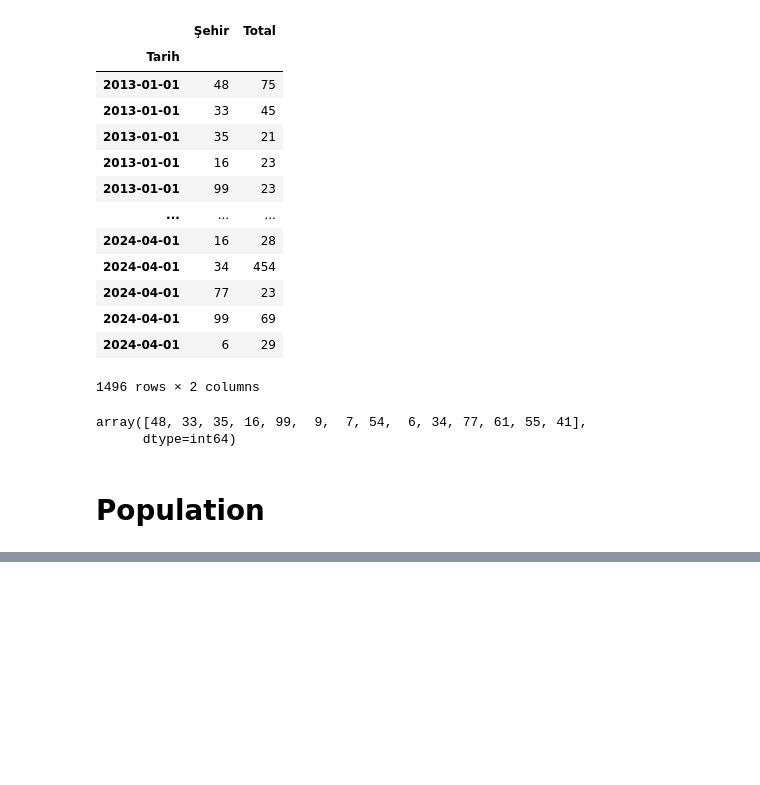
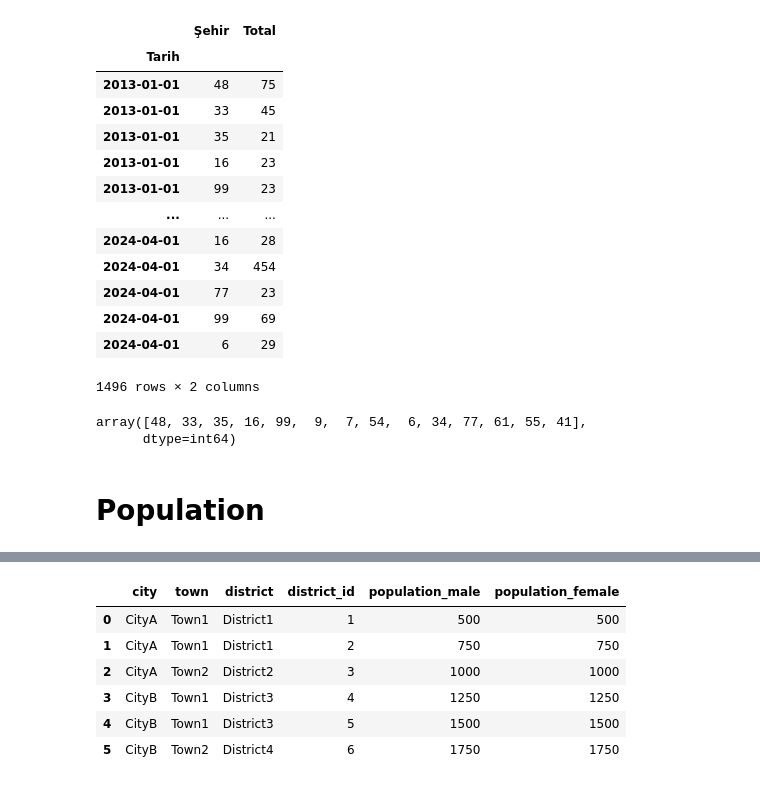
Before and after one commit to Zakerous76/analythings-viz-2-fastAPI-integration, a Jupyter notebook: fastAPI-tutorials/developement.ipynb, the cells around one changed output, grey strips where cells are left out. Saved outputs shown, nothing was run; the diff lists cells and outputs as text; code cells hidden in the pictures; blank space fills up the shorter version.

```diff
--- a/fastAPI-tutorials/developement.ipynb
+++ b/fastAPI-tutorials/developement.ipynb
@@ -482,3 +511,25 @@ def total_sales_monthly_foreigners_plot(df_f_cities_aggregated, city=None):
 
 fig = total_sales_monthly_foreigners_plot(df_f_cities_aggregated, "123")
 fig.show()
+# %%
+import pandas as pd
+
+data = {
+    'city': ['CityA', 'CityA', 'CityA', 'CityB', 'CityB', 'CityB'],
+    'town': ['Town1', 'Town1', 'Town2', 'Town1', 'Town1', 'Town2'],
+    'district': ['District1', 'District1', 'District2', 'District3', 'District3', 'District4'],
+    'district_id': [1, 2, 3, 4, 5, 6],
+    'population_male': [500, 750, 1000, 1250, 1500, 1750],
+    'population_female': [500, 750, 1000, 1250, 1500, 1750]
+}
+
+df = pd.DataFrame(data)
+df
+# %% [output]
+|  | city | town | district | district_id | population_male | population_female |
+| 0 | CityA | Town1 | District1 | 1 | 500 | 500 |
+| 1 | CityA | Town1 | District1 | 2 | 750 | 750 |
+| 2 | CityA | Town2 | District2 | 3 | 1000 | 1000 |
+| 3 | CityB | Town1 | District3 | 4 | 1250 | 1250 |
+| 4 | CityB | Town1 | District3 | 5 | 1500 | 1500 |
+| 5 | CityB | Town2 | District4 | 6 | 1750 | 1750 |
```
Also changed, not shown: parts of 10 cells of this notebook, 2 other files.
